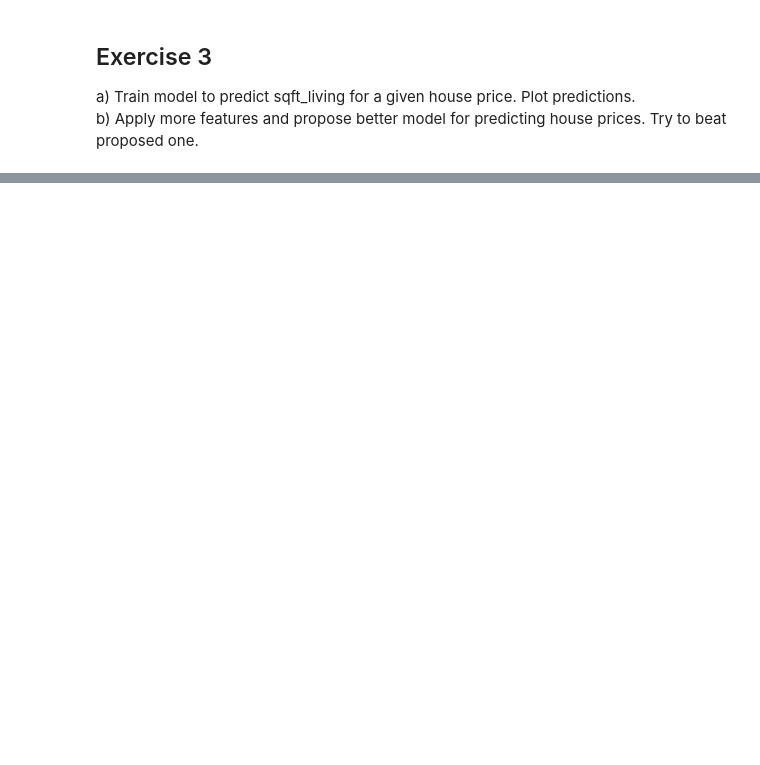
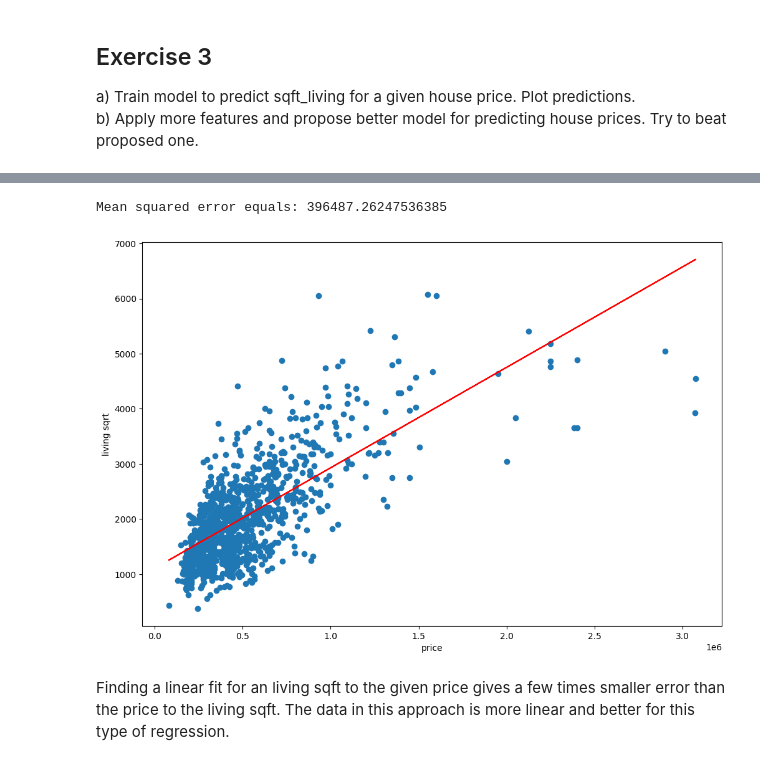
Before and after one commit to Tatraa/Data-Science, a Jupyter notebook: Regresion-Advanced-I/Assignment_2.ipynb, the cells around one changed output, grey strips where cells are left out. Saved outputs shown, nothing was run; the diff lists cells and outputs as text; code cells hidden in the pictures; blank space fills up the shorter version.

```diff
--- a/Regresion-Advanced-I/Assignment_2_without_code.ipynb
+++ b/Regresion-Advanced-I/Assignment_2.ipynb
@@ -146,3 +144,31 @@ Mean squared error equals: 396407.1889615158
+# %%
+#a)
+
+X = house_df.price.values.reshape(-1,1)[:1000]
+y = house_df.sqft_living.values.reshape(-1)[:1000]
+
+#Your code:
+
+X_train, X_test, y_train, y_test = train_test_split(X, y, test_size=0.1)
+
+model = LinearRegression()
+model.fit(X_train, y_train)
+
+prediction = model.predict(X)
+error = mean_squared_error(y, prediction)
+
+plt.figure(figsize=(12, 8))
+plt.xlabel('price')
+plt.ylabel('living sqrt')
+plt.plot(X, prediction, 'r')
+plt.scatter(X, y)
+
+print(f'Mean squared error equals: {error}')
+# %% [output]
+Mean squared error equals: 396487.26247536385
+[figure, added]
+# %% [markdown]
+Finding a linear fit for an living sqft to the given price gives a few times smaller error than the price to the living sqft. The data in this approach is more linear and better for this type of regression.
 # %%
 #b) Let's propose model, which uses living sqft, lot sqft, grade, view and all of their interactions up to third degree
 
```
Also changed, not shown: parts of 12 cells of this notebook.
